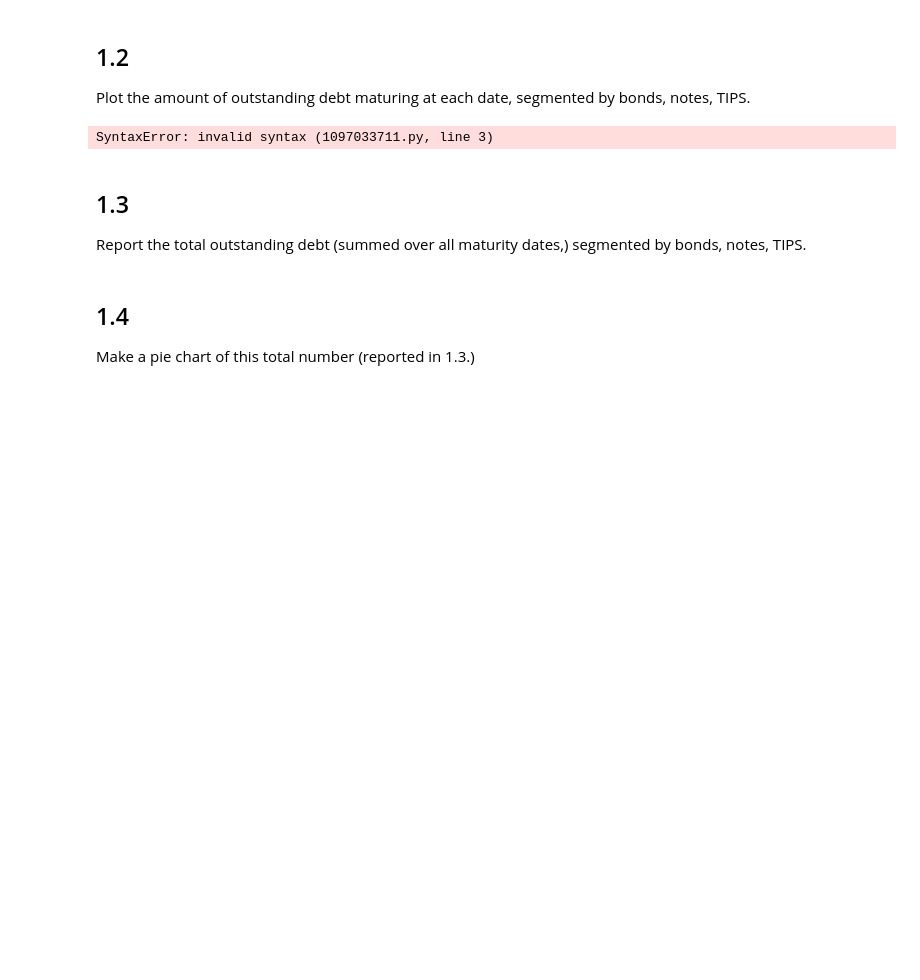
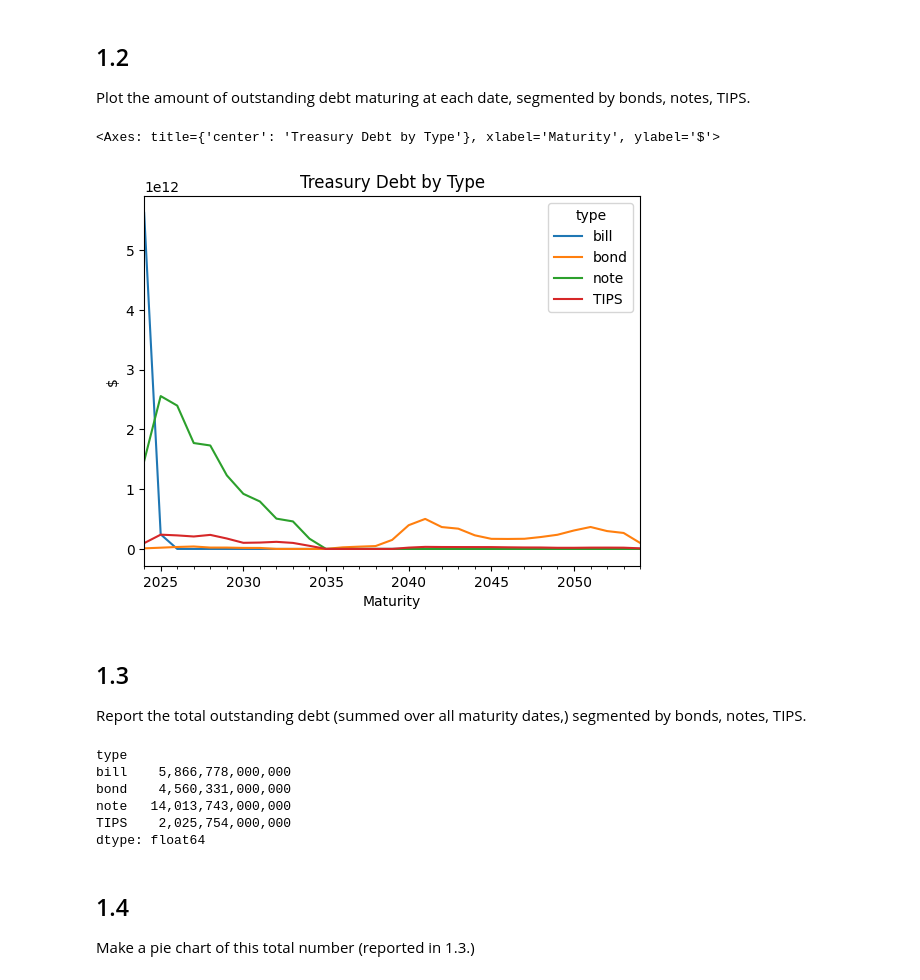
Before and after one commit to ArturoCharleston/finm-markets-2024, a Jupyter notebook: homework/Homework 2_solved.ipynb, the cells around one changed output. Drawn from its saved outputs; the diff is of its cells as text; code cells hidden in the pictures; blank space fills up the shorter version.

```diff
--- a/homework/Homework 2_solved.ipynb
+++ b/homework/Homework 2_solved.ipynb
@@ -62,28 +57,23 @@ AttributeError: 'Series' object has no attribute 'pivot_table'
 ## 1.2
 Plot the amount of outstanding debt maturing at each date, segmented by bonds, notes, TIPS.
 # %%
-# Outstanding debt by maturity date
-outstanding_debt_segmented = treasury_quotes.pivot_table(values='total size', index='maturity date', columns='type', aggfunc='sum')
-outstanding_debt_segmented[]
-
-# Generate the plot
-fig, ax = plt.subplots(figsize=(12, 6))
-ax.plot(outstanding_debt_segmented.index, outstanding_debt_segmented['TIPS bond'], label='TIPS bond')
-ax.plot(outstanding_debt_segmented.index, outstanding_debt_segmented['TIPS note'], label='TIPS note')
-ax.plot(outstanding_debt_segmented.index, outstanding_debt_segmented['bill'], label='bill')
-ax.plot(outstanding_debt_segmented.index, outstanding_debt_segmented['bond'], label='bond')
-ax.plot(outstanding_debt_segmented.index, outstanding_debt_segmented['note'], label='note')
-ax.set_xlabel('Maturity Date')
-ax.set_ylabel('Total Size')
-ax.set_title('Total Amount of Outstanding Debt Maturing at Each Date')
-plt.xticks(rotation=45)
-ax.legend()
-plt.show()
+# Plot the debt by type
+debts.plot(title='Treasury Debt by Type', ylabel='$', xlabel='Maturity')
 # %% [output]
-SyntaxError: invalid syntax (1097033711.py, line 3)
+<Axes: title={'center': 'Treasury Debt by Type'}, xlabel='Maturity', ylabel='$'>
+[figure, added]
 # %% [markdown]
 ## 1.3
 Report the total outstanding debt (summed over all maturity dates,) segmented by bonds, notes, TIPS.
+# %%
+debts.sum()
+# %% [output]
+type
+bill    5,866,778,000,000
+bond    4,560,331,000,000
+note   14,013,743,000,000
+TIPS    2,025,754,000,000
+dtype: float64
 # %% [markdown]
 
 ## 1.4
```
Also changed, not shown: parts of 9 cells of this notebook.
